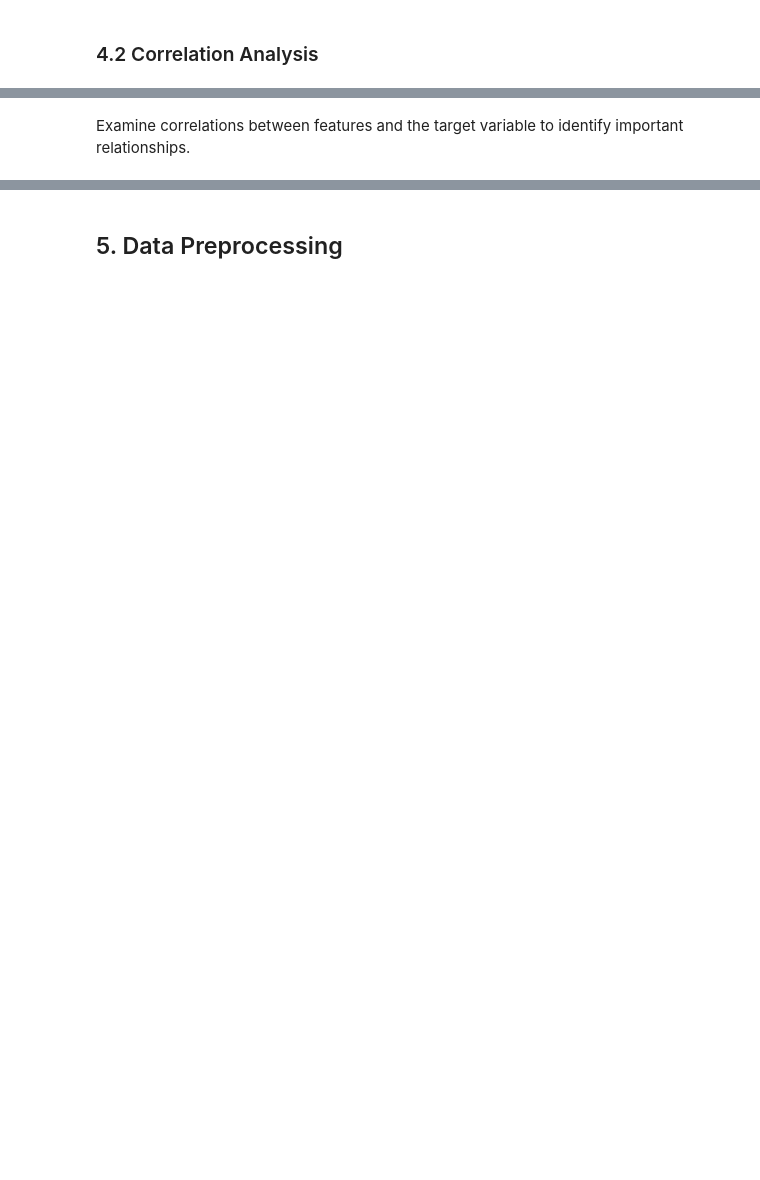
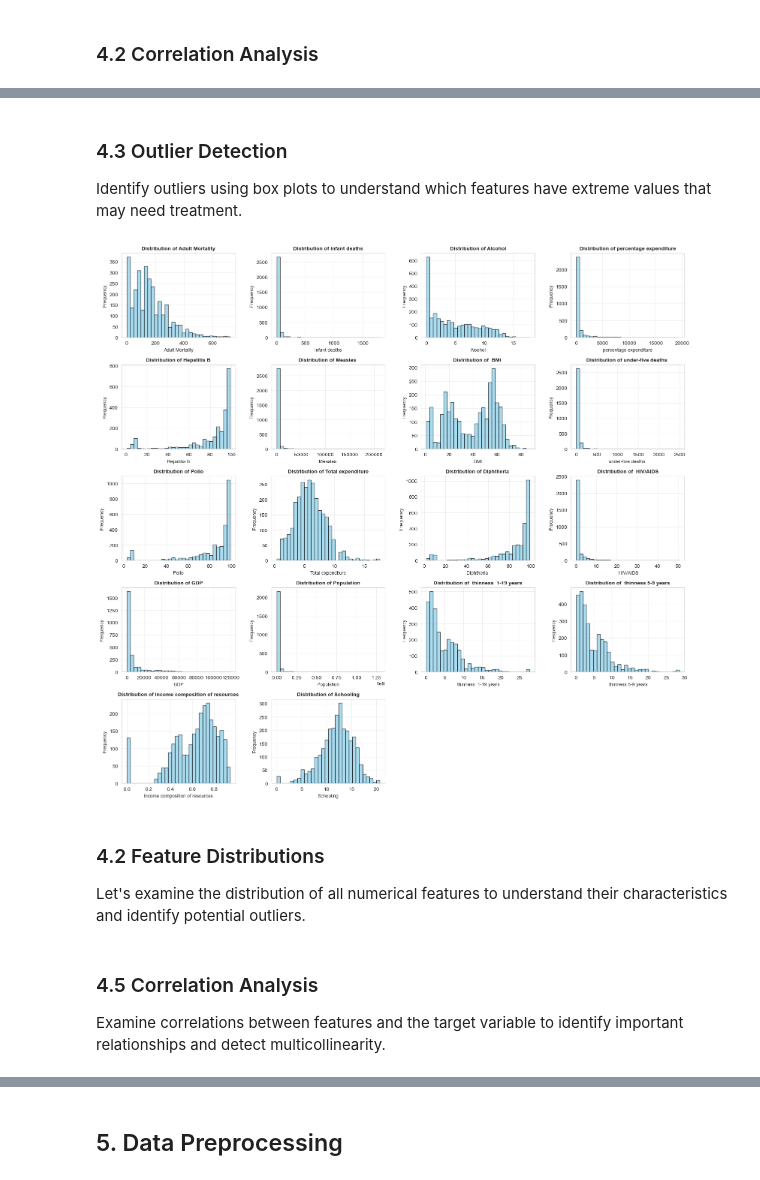
Before and after one commit to DavideDDB23/ML_HW_2, a Jupyter notebook: Life Expectancy Regression.ipynb, the cells around one changed output, grey strips where cells are left out. Drawn from its saved outputs; the diff is of its cells as text; code cells hidden in the pictures; blank space fills up the shorter version.

```diff
--- a/Life Expectancy Regression.ipynb
+++ b/Life Expectancy Regression.ipynb
@@ -145,5 +365,46 @@ print(f"Range: [{df['Life expectancy '].min():.2f}, {df['Life expectancy '].max(
+# %% [markdown]
+### 4.3 Outlier Detection
+
+Identify outliers using box plots to understand which features have extreme values that may need treatment.
+# %%
+# Select key numerical features for visualization (excluding Year and target)
+key_features = ['Adult Mortality', 'infant deaths', 'Alcohol', 'percentage expenditure',
+                'Hepatitis B', 'Measles ', ' BMI ', 'under-five deaths ', 'Polio',
+                'Total expenditure', 'Diphtheria ', ' HIV/AIDS', 'GDP', 'Population',
+                ' thinness  1-19 years', ' thinness 5-9 years',
+                'Income composition of resources', 'Schooling']
+
+# Plot histograms for all numerical features
+n_features = len(key_features)
+n_cols = 4
+n_rows = (n_features + n_cols - 1) // n_cols
+
+fig, axes = plt.subplots(n_rows, n_cols, figsize=(16, n_rows * 3))
+axes = axes.flatten()
+
+for idx, feature in enumerate(key_features):
+    axes[idx].hist(df[feature].dropna(), bins=30, edgecolor='black', alpha=0.7, color='skyblue')
+    axes[idx].set_xlabel(feature, fontsize=9)
+    axes[idx].set_ylabel('Frequency', fontsize=9)
+    axes[idx].set_title(f'Distribution of {feature}', fontsize=10, fontweight='bold')
+    axes[idx].grid(alpha=0.3)
+
+# Hide extra subplots
+for idx in range(n_features, len(axes)):
+    axes[idx].axis('off')
+
+plt.tight_layout()
+plt.show()
+# %% [output]
+[figure, added]
+# %% [markdown]
+### 4.2 Feature Distributions
+
+Let's examine the distribution of all numerical features to understand their characteristics and identify potential outliers.
 # %% [markdown]
-Examine correlations between features and the target variable to identify important relationships.
+### 4.5 Correlation Analysis
+
+Examine correlations between features and the target variable to identify important relationships and detect multicollinearity.
 # %%
 # Compute correlation matrix
 correlation_matrix = df.select_dtypes(include='number').corr()
```
Also changed, not shown: parts of 43 cells of this notebook.
